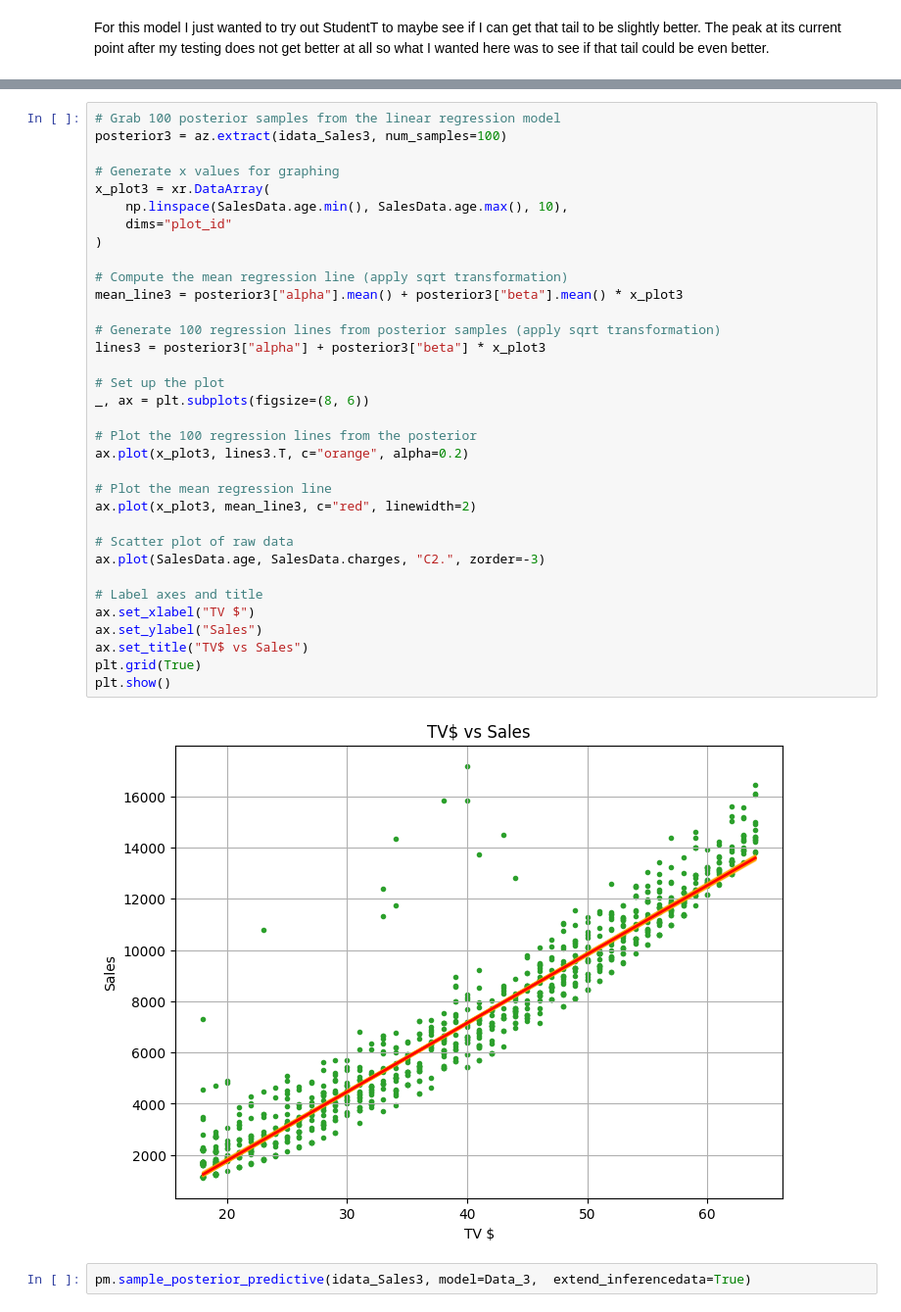
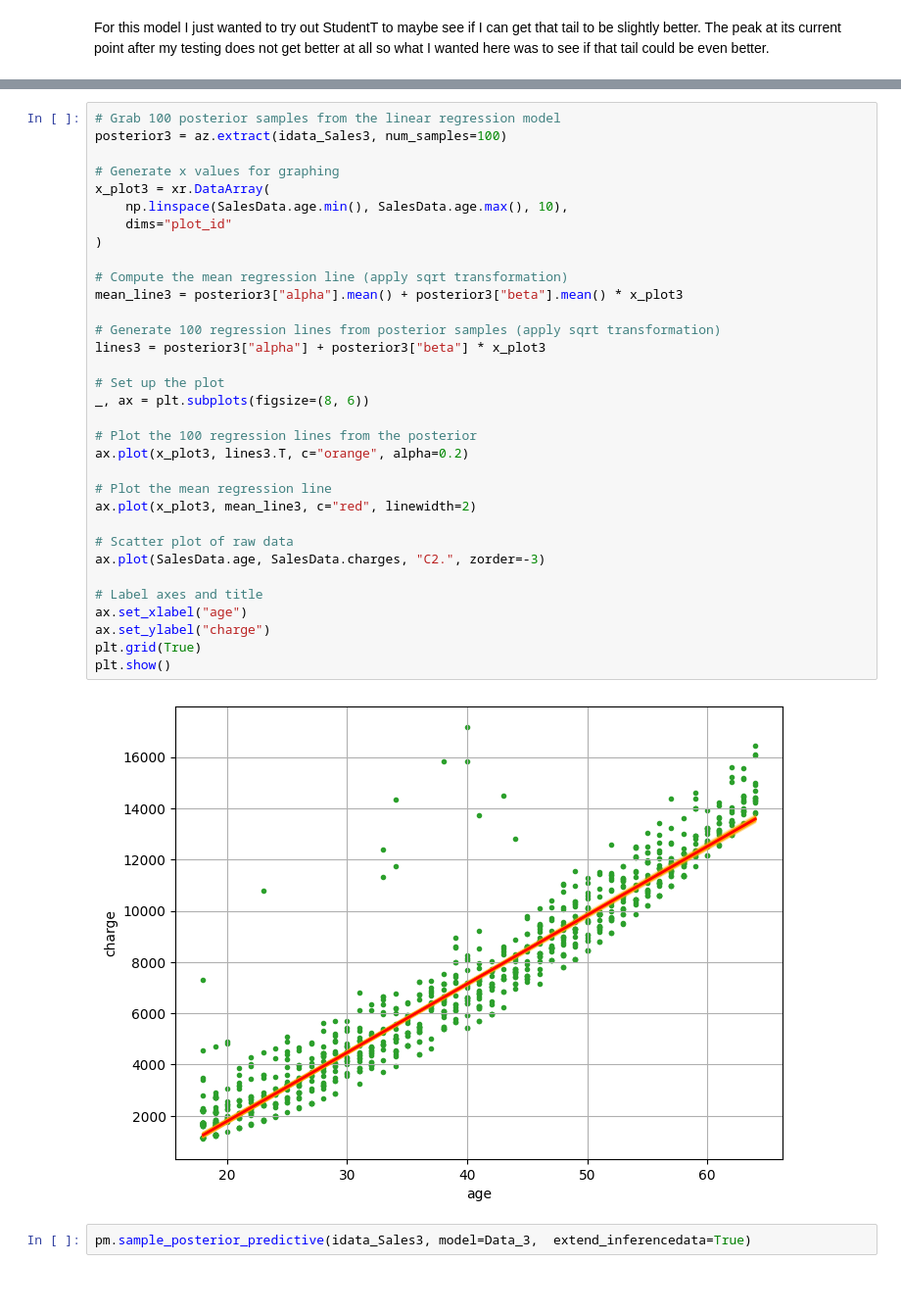
Before and after one commit to NeevSabhani/Data-Science, a Jupyter notebook: Unit5/NeevSabhUnit5Proj.ipynb, the cells around one changed output, grey strips where cells are left out. Shown at 98% size. Cells and saved outputs as stored; diff of their text form; blank space fills up the shorter version.

```diff
--- a/Unit5/NeevSabhUnit5Proj.ipynb
+++ b/Unit5/NeevSabhUnit5Proj.ipynb
@@ -197,37 +208,36 @@ with pm.Model() as Data_3:
 posterior3 = az.extract(idata_Sales3, num_samples=100)
 
 # Generate x values for graphing
 x_plot3 = xr.DataArray(
     np.linspace(SalesData.age.min(), SalesData.age.max(), 10),
     dims="plot_id"
 )
 
 # Compute the mean regression line (apply sqrt transformation)
 mean_line3 = posterior3["alpha"].mean() + posterior3["beta"].mean() * x_plot3
 
 # Generate 100 regression lines from posterior samples (apply sqrt transformation)
 lines3 = posterior3["alpha"] + posterior3["beta"] * x_plot3
 
 # Set up the plot
 _, ax = plt.subplots(figsize=(8, 6))
 
 # Plot the 100 regression lines from the posterior
 ax.plot(x_plot3, lines3.T, c="orange", alpha=0.2)
 
 # Plot the mean regression line
 ax.plot(x_plot3, mean_line3, c="red", linewidth=2)
 
 # Scatter plot of raw data
 ax.plot(SalesData.age, SalesData.charges, "C2.", zorder=-3)
 
 # Label axes and title
-ax.set_xlabel("TV $")
-ax.set_ylabel("Sales")
-ax.set_title("TV$ vs Sales")
+ax.set_xlabel("age")
+ax.set_ylabel("charge")
 plt.grid(True)
 plt.show()
 # %% [output]
-[figure, old version]
+[figure, new version]
 # %%
 pm.sample_posterior_predictive(idata_Sales3, model=Data_3,  extend_inferencedata=True)
 # %% [output]
```
Also changed, not shown: parts of 9 cells of this notebook.
